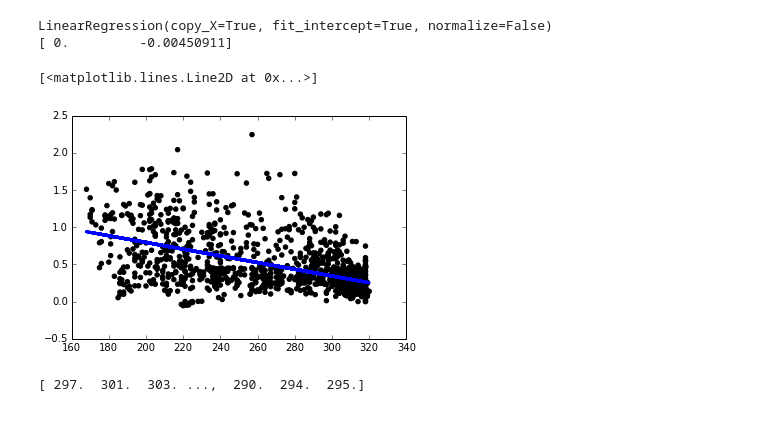
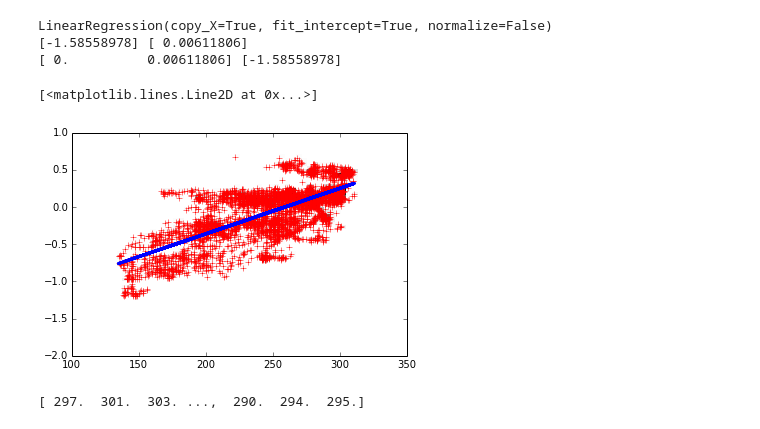
Before and after one commit to AdoHaha/schunk_modular_robotics, a Jupyter notebook: schunk_sdh/ros/scripts/analiza lapka.ipynb, the cells around one changed output. Saved outputs shown, nothing was run; the diff lists cells and outputs as text; code cells hidden in the pictures.

```diff
--- a/schunk_sdh/ros/scripts/analiza lapka.ipynb
+++ b/schunk_sdh/ros/scripts/analiza lapka.ipynb
@@ -2,7 +2,9 @@
 import pandas as pd
 import numpy as np
 # %%
-fileczyth = pd.read_csv("lapka3.csv"," ")
-print fileczyth
+fileczyth = pd.read_csv("lapka4.csv"," ")
+fileczyth2 = pd.read_csv("lapka3.csv"," ")
+print fileczyth.merge(fileczyth2)
+#fileczyth=fileczyth+fileczyth2
 # %% [output]
 <class 'pandas.core.frame.DataFrame'>
@@ -36,7 +41,21 @@ plot(xx['palwska0'],xx['index_proximal'],'+')
 from sklearn import linear_model
 clf = linear_model.LinearRegression()
 xx=fileczyth.dropna(how='any')
-x=np.array([xx['palwska1']])
+x=np.array([xx['palwska0']])
 x=concatenate((np.ones(x.shape),x))
 #x[1]=np.ones(x.shape)
-y=np.array([xx['index_distal']+xx['index_medial']])
+fi="index"
+#y=np.array([xx[fi+'_distal']+xx[fi+'_medial']])
+#print y[0]
+y=np.array([xx[fi+'_proximal']])
+hist,xedges,yedges = numpy.histogram2d(x[1],y[0],bins=60,range=[[100.,350.],[-2.,1.]])
+
+#extent = [100, 350, -2, 1 ]
+#print np.max(hist)
+#print xedges, yedges
+imshow(hist.T,extent=extent,interpolation='nearest',origin='lower',aspect='auto',cmap = cm.Greys)
+clim(0,40)
+#colorbar()
+show()
+#print hist
+#y=np.array([xx[fi+'_proximal']])
@@ -43,21 +64,28 @@ y=np.array([xx['index_distal']+xx['index_medial']])
 # %%
 print clf.fit (x.T, y.T)
+m, c = np.linalg.lstsq(x.T, y.T)[0]
+print m,c
 #LinearRegression(copy_X=True, fit_intercept=True, normalize=False)
-print clf.coef_[0]
+print clf.coef_[0], clf.intercept_
 #array([ 0.5,  0.5])
 
 
-scatter(x[1], y,  color='black')
+#scatter(x[1], y)#,  color='black')
+
+plot(x[1],y[0],'r+')
+imshow(hist.T,extent=extent,interpolation='nearest',origin='lower',aspect='auto',cmap = cm.Greys)
+clim(0,40)
 plot(x[1], clf.predict(x.T), color='blue',
         linewidth=3)
 
 #xticks(())
 #yticks(())
 # %% [output]
 LinearRegression(copy_X=True, fit_intercept=True, normalize=False)
-[ 0.         -0.00450911]
+[-1.58558978] [ 0.00611806]
+[ 0.          0.00611806] [-1.58558978]
 [<matplotlib.lines.Line2D at 0x...>]
-[figure, old version]
+[figure, new version]
 # %%
 print x[1]
 # %% [output]
```
Also changed, not shown: parts of 4 cells of this notebook, 12 other files.
